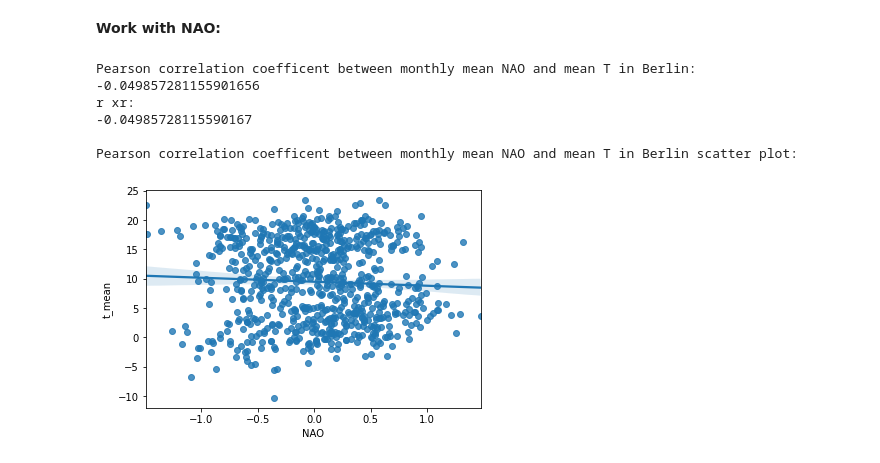
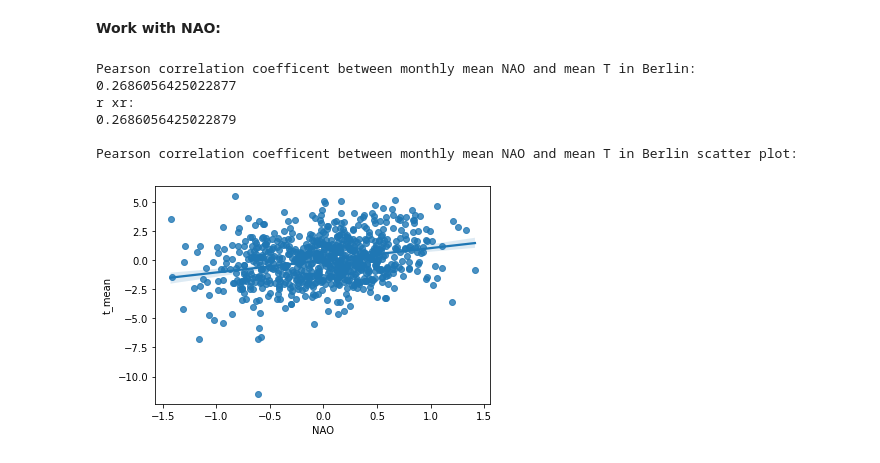
Before and after one commit to d3sp3r4t3Student/Statistical-Data-Analyses, a Jupyter notebook: demo_practical5.ipynb, the cells around one changed output. Saved outputs shown, nothing was run; the diff lists cells and outputs as text; code cells hidden in the pictures.

```diff
--- a/demo_practical5.ipynb
+++ b/demo_practical5.ipynb
@@ -33,6 +33,7 @@ Data variables:
 **Create Random Data (for illustration):**
 # %%
 data = t_monthly.t_mean.sel(time = slice('1960','1989')).groupby('time.month') - t_monthly.t_mean.sel(time = slice('1960','1989')).groupby('time.month').mean()
+data_1955_2017 = data = t_monthly.t_mean.sel(time = slice('1955','2017')).groupby('time.month') - t_monthly.t_mean.sel(time = slice('1955','2017')).groupby('time.month').mean()
 # %%
 data
 # %% [output]
@@ -114,25 +113,27 @@ nao = utils.get_nao()
 # %%
 # change time resolution to monthly! (aggregate daily values in one month and compute mean)
 nao_monthly = nao.resample(time="MS").mean()  # MS: resample to start of each month
 
-r = pearson_r(nao_monthly.sel(time=slice('1955','2017')), t_monthly.t_mean.sel(time=slice('1955','2017')))
-r_xr = xr.corr(nao_monthly.sel(time=slice('1955','2017')), t_monthly.t_mean.sel(time=slice('1955','2017')))
+nao_monthly_anom = nao_monthly.groupby('time.month') - nao_monthly.groupby('time.month').mean()
+
+r = pearson_r(nao_monthly_anom.sel(time=slice('1955','2017')), data_1955_2017)
+r_xr = xr.corr(nao_monthly_anom.sel(time=slice('1955','2017')), data_1955_2017)
 
 print('Pearson correlation coefficent between monthly mean NAO and mean T in Berlin:\t')
 print(r.values)
 print('r xr:')
 print(r_xr.values)
 print('\nPearson correlation coefficent between monthly mean NAO and mean T in Berlin scatter plot:\n')
 
-sb.regplot(nao_monthly.sel(time=slice('1955','2017')), t_monthly.t_mean.sel(time=slice('1955','2017')))
+sb.regplot(nao_monthly_anom.sel(time = slice('1955','2017')), data_1955_2017)
 
 # merging with join=inner ensures that both datasets have same time coordinate
-merged = xr.merge([nao_monthly.sel(time=slice('1955','2017')), t_monthly.t_mean.sel(time=slice('1955','2017'))])
+merged = xr.merge([nao_monthly.sel(time=slice('1960','1989')), data_1955_2017])
 # %% [output]
 Pearson correlation coefficent between monthly mean NAO and mean T in Berlin:
--0.049857281155901656
+0.2686056425022877
 r xr:
--0.04985728115590167
+0.2686056425022879
 
 Pearson correlation coefficent between monthly mean NAO and mean T in Berlin scatter plot:
-[figure, old version]
+[figure, new version]
```
Also changed, not shown: parts of 2 cells of this notebook, 3 other files.
